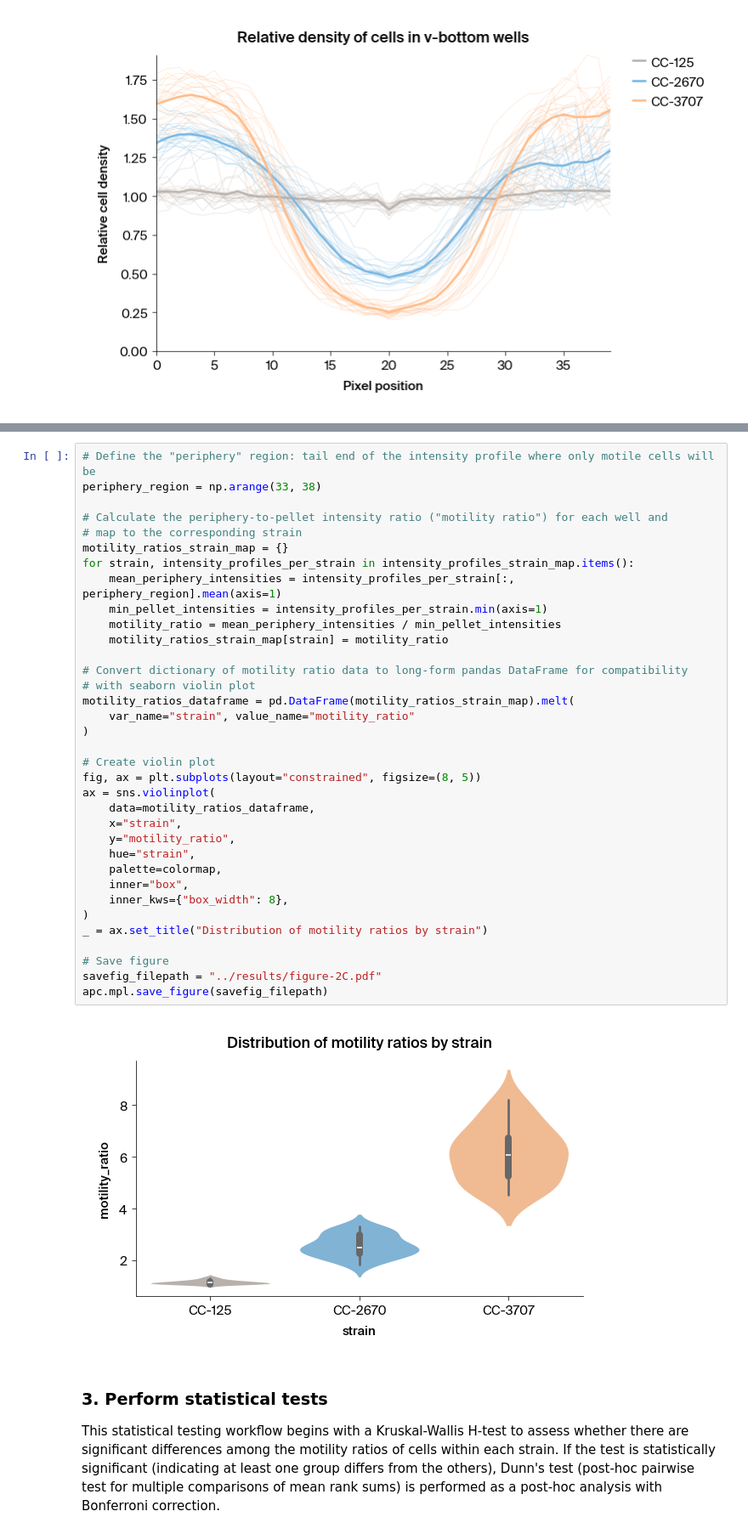
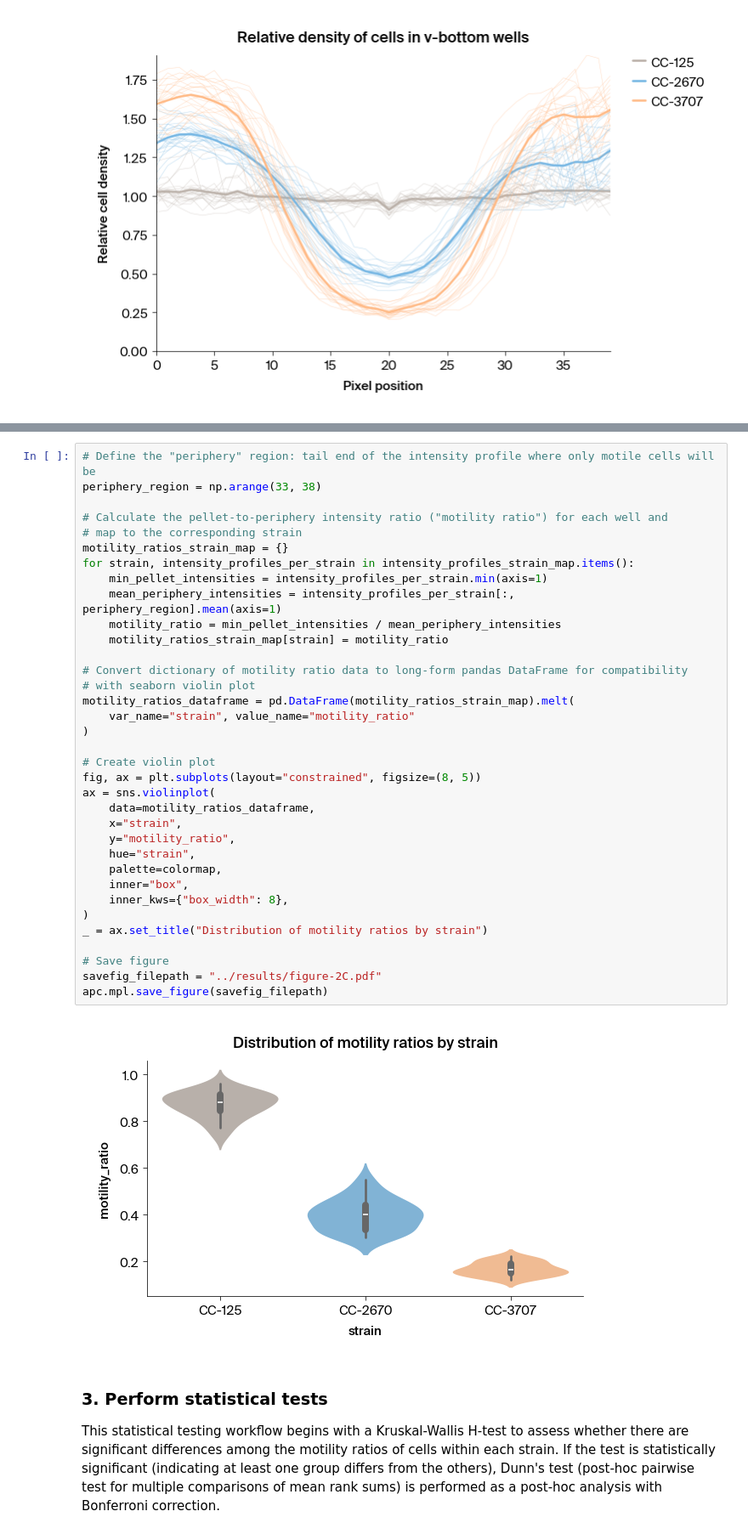
Before and after one commit to Arcadia-Science/2024-chlamy-mutant-motility-pub, a Jupyter notebook: notebooks/1_vbottom-motility-linescan.ipynb, the cells around one changed output, grey strips where cells are left out. Shown at 85% size. Saved outputs shown, nothing was run; the diff lists cells and outputs as text.

```diff
--- a/notebooks/1_vbottom-motility-linescan.ipynb
+++ b/notebooks/1_vbottom-motility-linescan.ipynb
@@ -164,39 +164,39 @@ As described in the pub,
 # Define the "periphery" region: tail end of the intensity profile where only motile cells will be
 periphery_region = np.arange(33, 38)
 
-# Calculate the periphery-to-pellet intensity ratio ("motility ratio") for each well and
+# Calculate the pellet-to-periphery intensity ratio ("motility ratio") for each well and
 # map to the corresponding strain
 motility_ratios_strain_map = {}
 for strain, intensity_profiles_per_strain in intensity_profiles_strain_map.items():
+    min_pellet_intensities = intensity_profiles_per_strain.min(axis=1)
     mean_periphery_intensities = intensity_profiles_per_strain[:, periphery_region].mean(axis=1)
-    min_pellet_intensities = intensity_profiles_per_strain.min(axis=1)
-    motility_ratio = mean_periphery_intensities / min_pellet_intensities
+    motility_ratio = min_pellet_intensities / mean_periphery_intensities
     motility_ratios_strain_map[strain] = motility_ratio
 
 # Convert dictionary of motility ratio data to long-form pandas DataFrame for compatibility
 # with seaborn violin plot
 motility_ratios_dataframe = pd.DataFrame(motility_ratios_strain_map).melt(
     var_name="strain", value_name="motility_ratio"
 )
 
 # Create violin plot
 fig, ax = plt.subplots(layout="constrained", figsize=(8, 5))
 ax = sns.violinplot(
     data=motility_ratios_dataframe,
     x="strain",
     y="motility_ratio",
     hue="strain",
     palette=colormap,
     inner="box",
     inner_kws={"box_width": 8},
 )
 _ = ax.set_title("Distribution of motility ratios by strain")
 
 # Save figure
 savefig_filepath = "../results/figure-2C.pdf"
 apc.mpl.save_figure(savefig_filepath)
 # %% [output]
-[figure, old version]
+[figure, new version]
 # %% [markdown]
 ### 3. Perform statistical tests
 
```
Also changed, not shown: parts of 6 cells of this notebook, 4 other files.
